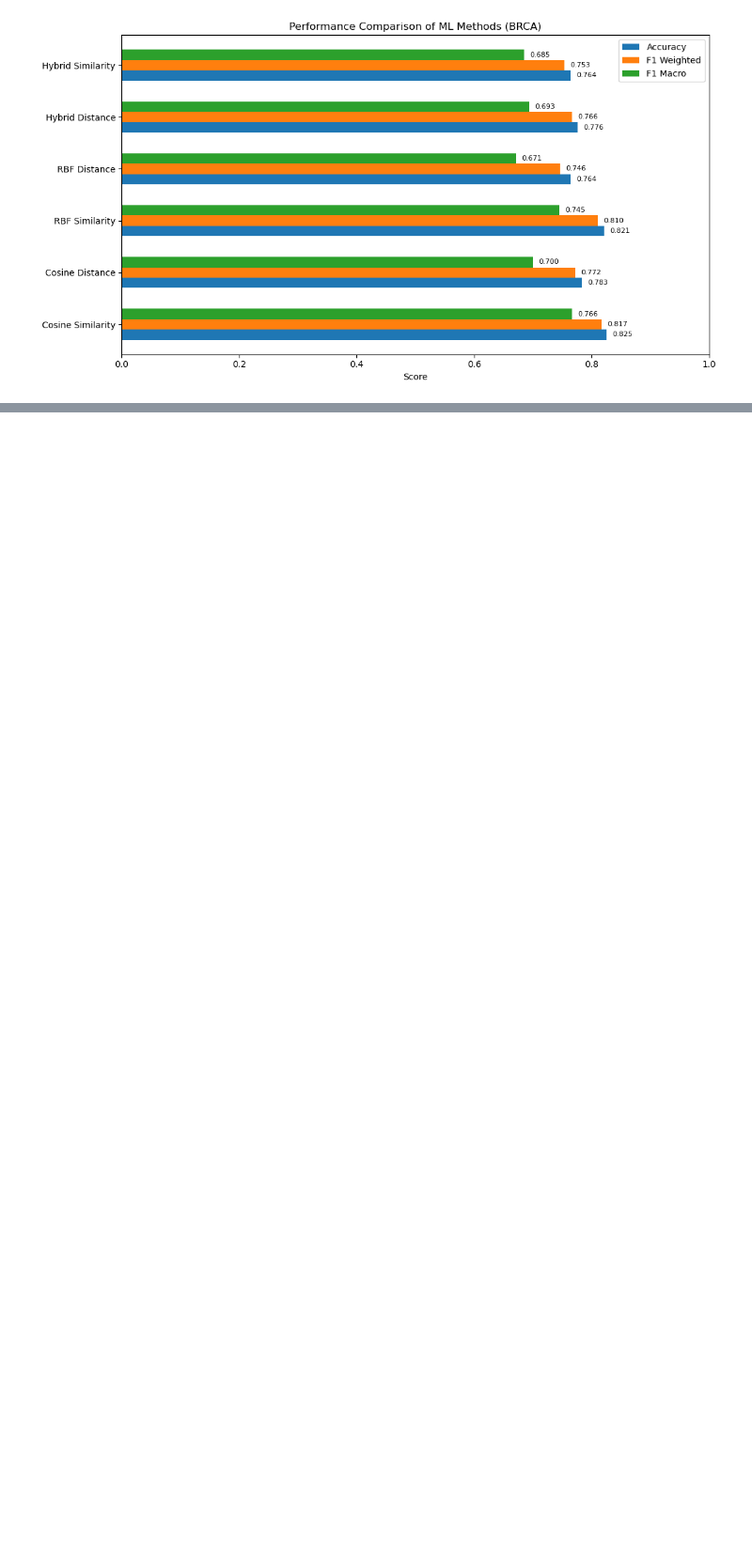
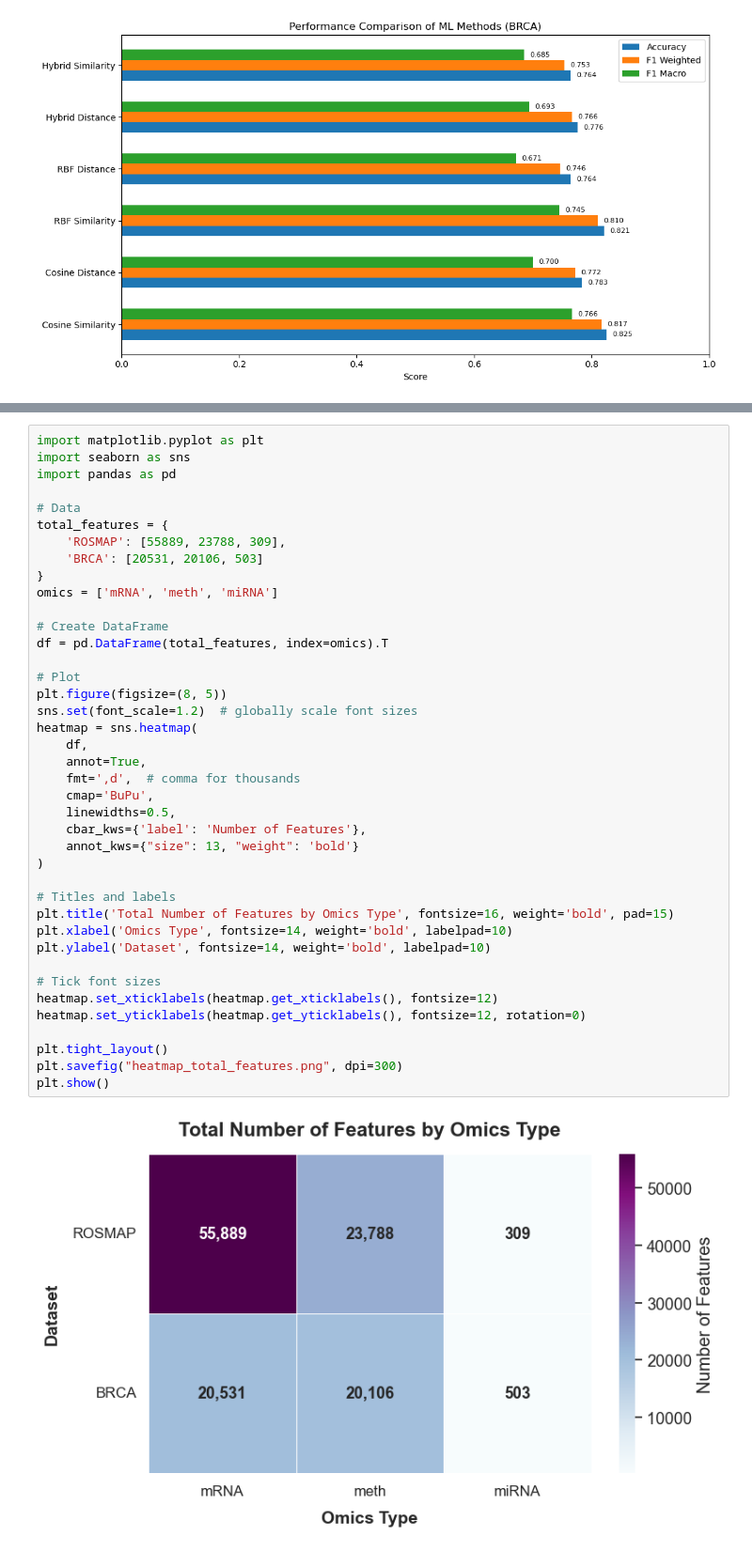
Before and after one commit to Masrafe-Siam/omics_data_project, a Jupyter notebook: barchart.ipynb, the cells around one changed output, grey strips where cells are left out. Shown at 94% size. Drawn from its saved outputs; the diff is of its cells as text; blank space fills up the shorter version.

```diff
--- a/barchart.ipynb
+++ b/barchart.ipynb
@@ -903,0 +960,42 @@ plt.show()
+# %%
+import matplotlib.pyplot as plt
+import seaborn as sns
+import pandas as pd
+
+# Data
+total_features = {
+    'ROSMAP': [55889, 23788, 309],
+    'BRCA': [20531, 20106, 503]
+}
+omics = ['mRNA', 'meth', 'miRNA']
+
+# Create DataFrame
+df = pd.DataFrame(total_features, index=omics).T
+
+# Plot
+plt.figure(figsize=(8, 5))
+sns.set(font_scale=1.2)  # globally scale font sizes
+heatmap = sns.heatmap(
+    df,
+    annot=True,
+    fmt=',d',  # comma for thousands
+    cmap='BuPu',
+    linewidths=0.5,
+    cbar_kws={'label': 'Number of Features'},
+    annot_kws={"size": 13, "weight": 'bold'}
+)
+
+# Titles and labels
+plt.title('Total Number of Features by Omics Type', fontsize=16, weight='bold', pad=15)
+plt.xlabel('Omics Type', fontsize=14, weight='bold', labelpad=10)
+plt.ylabel('Dataset', fontsize=14, weight='bold', labelpad=10)
+
+# Tick font sizes
+heatmap.set_xticklabels(heatmap.get_xticklabels(), fontsize=12)
+heatmap.set_yticklabels(heatmap.get_yticklabels(), fontsize=12, rotation=0)
+
+plt.tight_layout()
+plt.savefig("heatmap_total_features.png", dpi=300)
+plt.show()
+# %% [output]
+[figure, added]
```
Also changed, not shown: parts of 3 cells of this notebook.
